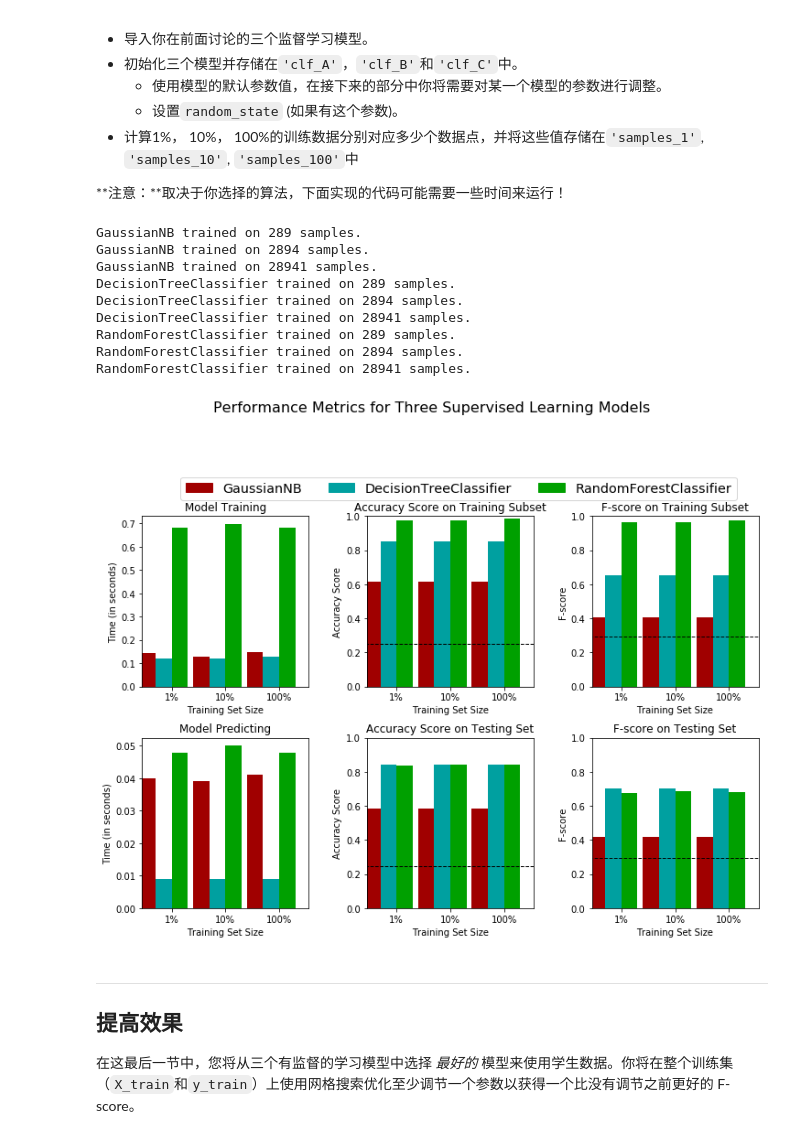
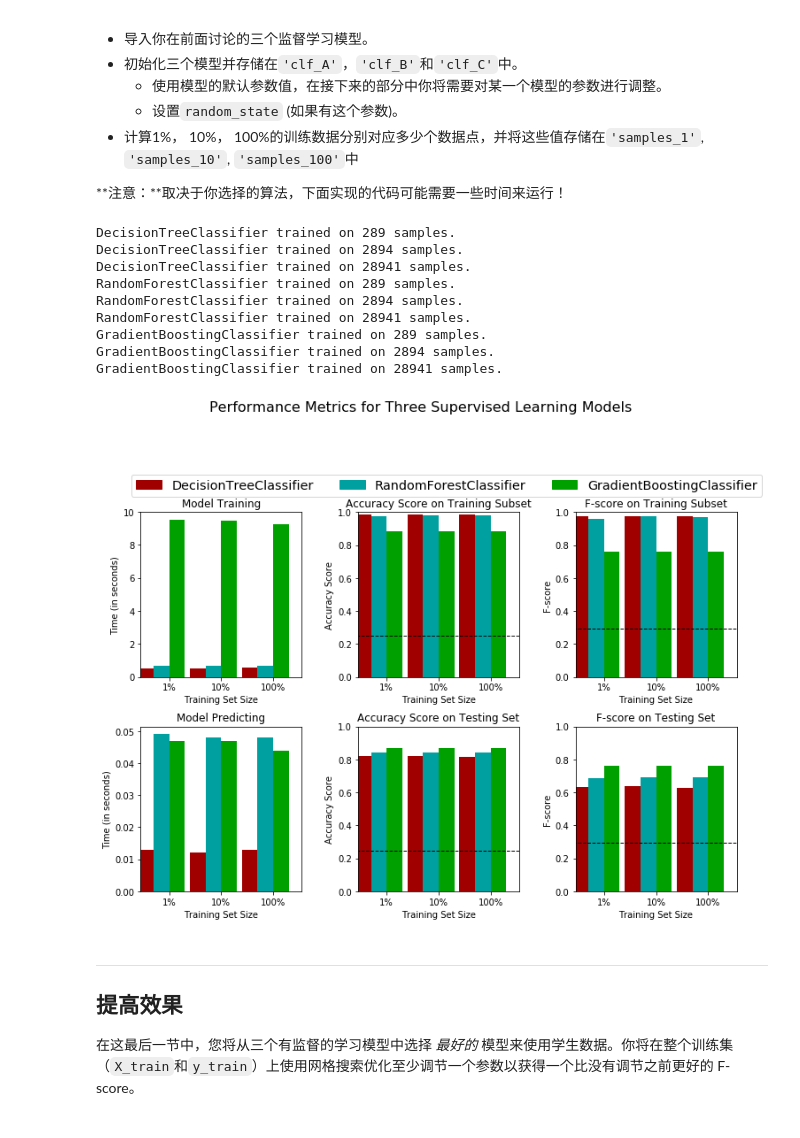
Before and after one commit to andy74911/Udacity, a Jupyter notebook: Machine Learning (Advanced)/finding_donors/finding_donors.ipynb, the cells around one changed output. Drawn from its saved outputs; the diff is of its cells as text; code cells hidden in the pictures.

```diff
--- a/Machine Learning (Advanced)/finding_donors/finding_donors.ipynb
+++ b/Machine Learning (Advanced)/finding_donors/finding_donors.ipynb
@@ -412,36 +419,40 @@ def train_predict(learner, sample_size, X_train, y_train, X_val, y_val):
 # %%
 # TODO：从sklearn中导入三个监督学习模型
 from sklearn.naive_bayes import GaussianNB
 from sklearn.tree import DecisionTreeClassifier
 from sklearn.ensemble import RandomForestClassifier
+from sklearn.neighbors import KNeighborsClassifier # spend long time
+from sklearn.ensemble import GradientBoostingClassifier
+from sklearn.svm import LinearSVC
+from sklearn.linear_model import LogisticRegression
 # TODO：初始化三个模型
-clf_A = GaussianNB()
-clf_B = DecisionTreeClassifier(criterion='entropy', max_depth = 3)
-clf_C = RandomForestClassifier()
+clf_A = DecisionTreeClassifier()
+clf_B = RandomForestClassifier()
+clf_C = GradientBoostingClassifier()
 
 # TODO：计算1%， 10%， 100%的训练数据分别对应多少点
 samples_1 =  int(X_train.shape[0] * 1.0 / 100.0)
 samples_10 = int(X_train.shape[0] * 10.0 / 100.0)
 samples_100 = int(X_train.shape[0] * 100.0 / 100.0)
 
 # 收集学习器的结果
 results = {}
 for clf in [clf_A, clf_B, clf_C]:#[clf_A, clf_B, clf_C]:
     clf_name = clf.__class__.__name__
     results[clf_name] = {}
     for i, samples in enumerate([samples_1, samples_10, samples_100]):
         results[clf_name][i] = train_predict(clf, samples, X_train, y_train, X_val, y_val)
 
 # 对选择的三个模型得到的评价结果进行可视化
 vs.evaluate(results, accuracy, fscore)
 # %% [output]
-GaussianNB trained on 289 samples.
-GaussianNB trained on 2894 samples.
-GaussianNB trained on 28941 samples.
 DecisionTreeClassifier trained on 289 samples.
 DecisionTreeClassifier trained on 2894 samples.
 DecisionTreeClassifier trained on 28941 samples.
 RandomForestClassifier trained on 289 samples.
 RandomForestClassifier trained on 2894 samples.
 RandomForestClassifier trained on 28941 samples.
+GradientBoostingClassifier trained on 289 samples.
+GradientBoostingClassifier trained on 2894 samples.
+GradientBoostingClassifier trained on 28941 samples.
-[figure, old version]
+[figure, new version]
```
Also changed, not shown: parts of 5 cells of this notebook.
